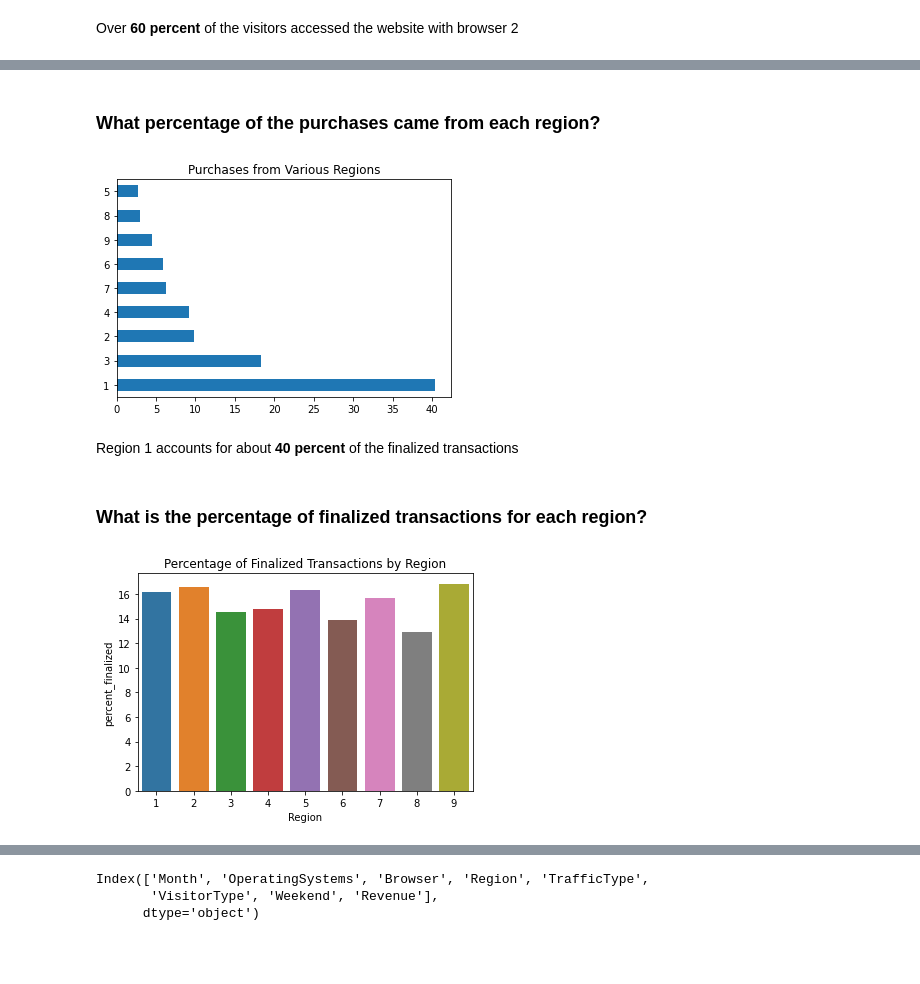
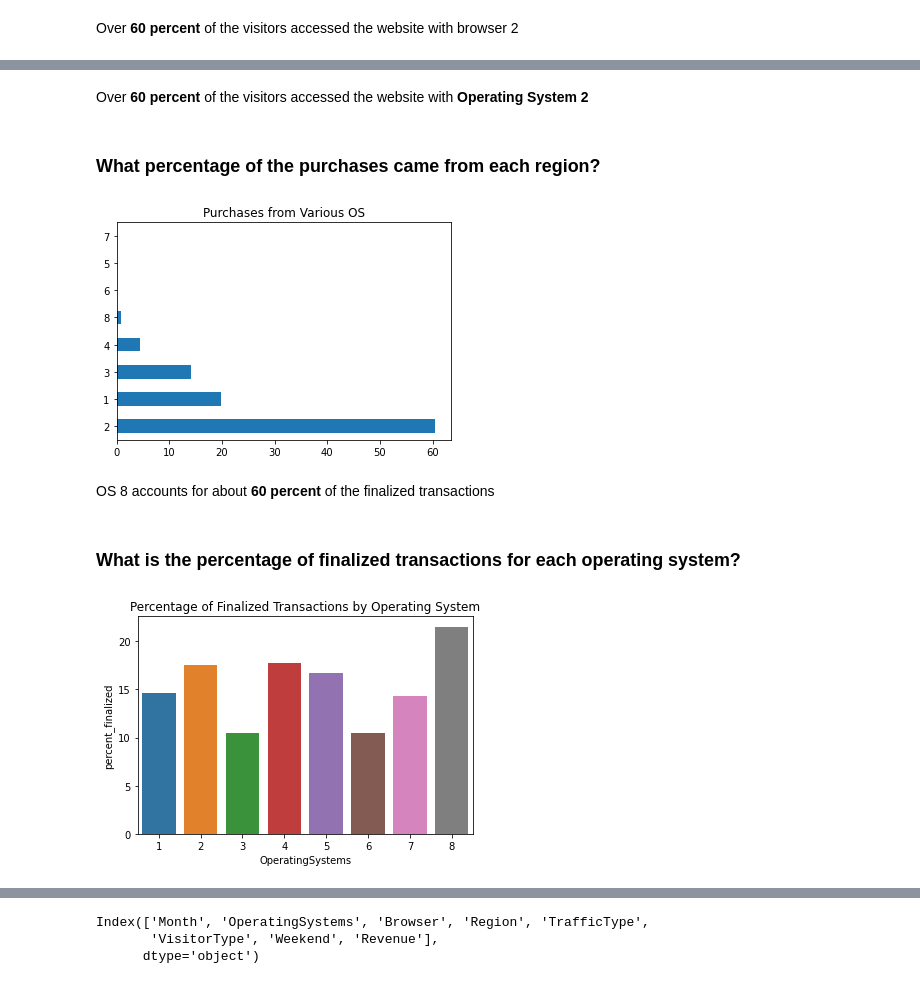
Before and after one commit to hassan-ademola/shopping_intention, a Jupyter notebook: notebook.ipynb, the cells around one changed output, grey strips where cells are left out. Drawn from its saved outputs; the diff is of its cells as text; code cells hidden in the pictures; blank space fills up the shorter version.

```diff
--- a/notebook.ipynb
+++ b/notebook.ipynb
@@ -260,18 +287,20 @@ Over **60 percent** of  the visitors accessed the website with browser 2
+# %% [markdown]
+Over **60 percent** of  the visitors accessed the website with **Operating System 2**
 # %% [markdown]
 ### What percentage of the purchases came from each region?
 # %%
-(purchased.Region.value_counts(normalize=True)*100).plot.barh()
-plt.title('Purchases from Various Regions');
+(purchased.OperatingSystems.value_counts(normalize=True)*100).plot.barh()
+plt.title('Purchases from Various OS');
 # %% [output]
-[figure, old version]
+[figure, new version]
 # %% [markdown]
-Region 1 accounts for about **40 percent** of the finalized transactions
+OS 8 accounts for about **60 percent** of the finalized transactions
 # %% [markdown]
-### What is the percentage of finalized transactions for each region?
+### What is the percentage of finalized transactions for each operating system?
 # %%
-region=pd.crosstab(index=shopping.Region,columns=shopping.Revenue).reset_index()
-region['percent_finalized']=region.apply(lambda x: x[1]*100/(x[1]+x[0]),axis=1)
-sns.barplot(x='Region',y='percent_finalized',data=region)
-plt.title('Percentage of Finalized Transactions by Region');
+osys=pd.crosstab(index=shopping.OperatingSystems,columns=shopping.Revenue).reset_index()
+osys['percent_finalized']=osys.apply(lambda x: x[1]*100/(x[1]+x[0]),axis=1)
+sns.barplot(x='OperatingSystems',y='percent_finalized',data=osys)
+plt.title('Percentage of Finalized Transactions by Operating System');
 # %% [output]
-[figure, old version]
+[figure, new version]
```
Also changed, not shown: parts of 30 cells of this notebook.
